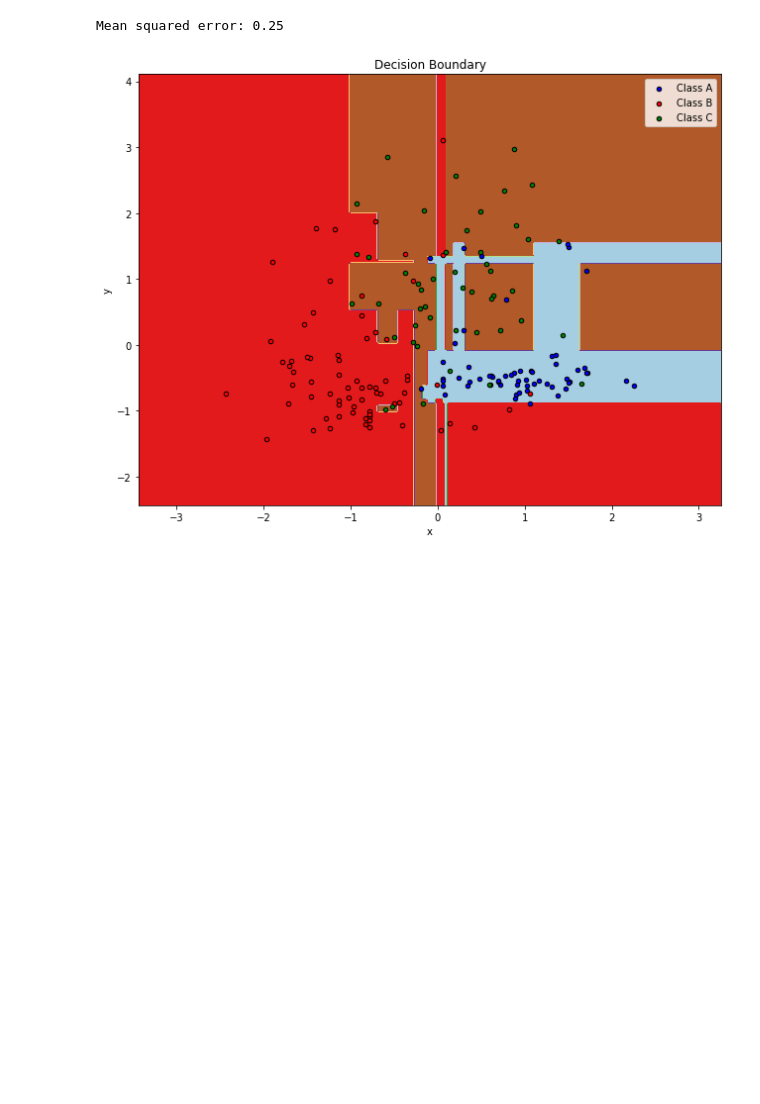
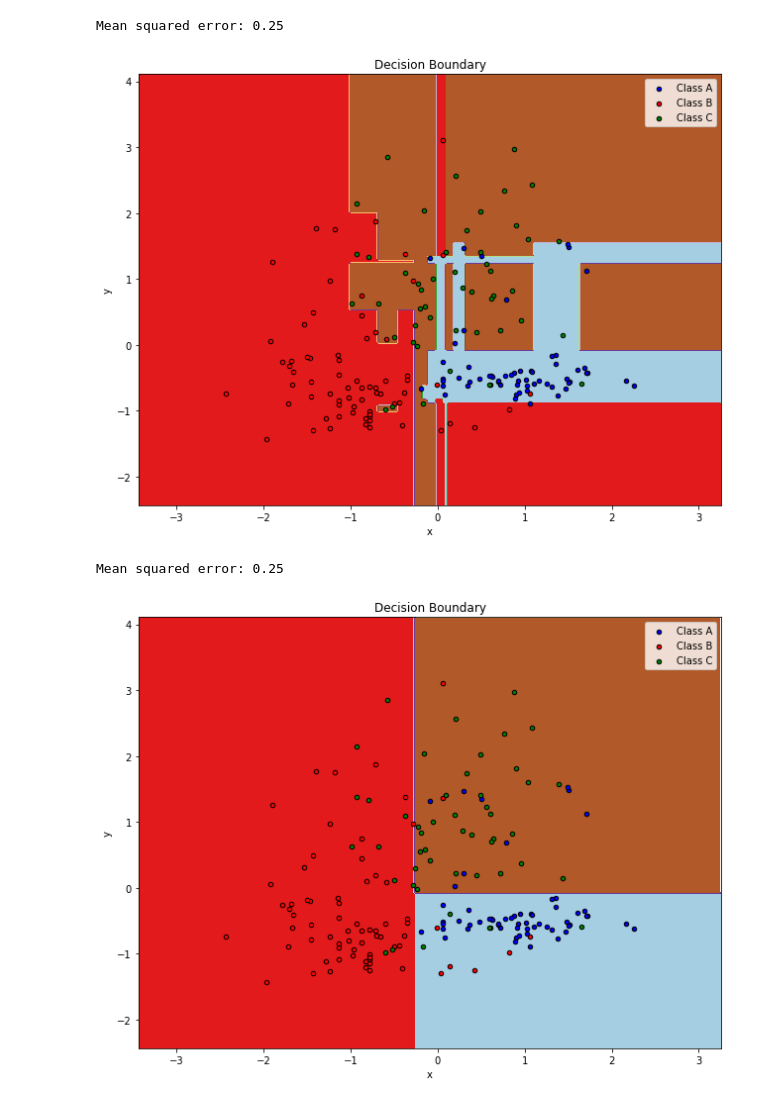
Before and after one commit to Mikel4u4u/TML, a Jupyter notebook: AdaBoostClassifier.ipynb, the cells around one changed output. Saved outputs shown, nothing was run; the diff lists cells and outputs as text; code cells hidden in the pictures; blank space fills up the shorter version.

```diff
--- a/AdaBoostClassifier.ipynb
+++ b/AdaBoostClassifier.ipynb
@@ -10,64 +10,68 @@ from sklearn.preprocessing import StandardScaler
 from sklearn.metrics import mean_squared_error
 
 wine = datasets.load_wine()
 # we create 50 separable points
 X = wine.data[:, :2]
 y = wine.target
 sc = StandardScaler()
 sc.fit(X)
 X = sc.transform(X)
 
 
 
 # Create and fit an AdaBoosted decision tree
 bdt = AdaBoostClassifier(DecisionTreeClassifier(max_depth=2),
                          algorithm="SAMME",
                          n_estimators=200)
+bdt1=DecisionTreeClassifier(max_depth=2)
 
-bdt.fit(X, y)
-y_pred = bdt.predict(X)
-print("Mean squared error: %.2f"
-          % mean_squared_error(y, y_pred))
+for clf in (bdt,bdt1):
+    clf.fit(X, y)
+    y_pred = bdt.predict(X)
+    print("Mean squared error: %.2f"
+              % mean_squared_error(y, y_pred))
 
 
-plot_colors = "brg"
-plot_step = 0.02
-class_names = "ABC"
+    plot_colors = "brg"
+    plot_step = 0.02
+    class_names = "ABC"
 
-plt.figure(figsize=(20, 7))
+    plt.figure(figsize=(20, 7))
 
-# Plot the decision boundaries
-plt.subplot(121)
-x_min, x_max = X[:, 0].min() - 1, X[:, 0].max() + 1
-y_min, y_max = X[:, 1].min() - 1, X[:, 1].max() + 1
-xx, yy = np.meshgrid(np.arange(x_min, x_max, plot_step),
-                     np.arange(y_min, y_max, plot_step))
+    # Plot the decision boundaries
+    plt.subplot(121)
+    x_min, x_max = X[:, 0].min() - 1, X[:, 0].max() + 1
+    y_min, y_max = X[:, 1].min() - 1, X[:, 1].max() + 1
+    xx, yy = np.meshgrid(np.arange(x_min, x_max, plot_step),
+                         np.arange(y_min, y_max, plot_step))
 
-Z = bdt.predict(np.c_[xx.ravel(), yy.ravel()])
-Z = Z.reshape(xx.shape)
-cs = plt.contourf(xx, yy, Z, cmap=plt.cm.Paired)
-plt.axis("tight")
+    Z = clf.predict(np.c_[xx.ravel(), yy.ravel()])
+    Z = Z.reshape(xx.shape)
+    cs = plt.contourf(xx, yy, Z, cmap=plt.cm.Paired)
+    plt.axis("tight")
 
 
-# Plot the training points
-for i, n, c in zip(range(3), class_names, plot_colors):
-    idx = np.where(y == i)
-    plt.scatter(X[idx, 0], X[idx, 1],
-                c=c, cmap=plt.cm.Paired,
-                s=20, edgecolor='k',
-                label="Class %s" % n)
-plt.xlim(x_min, x_max)
-plt.ylim(y_min, y_max)
-plt.legend(loc='upper right')
-plt.xlabel('x')
-plt.ylabel('y')
-plt.title('Decision Boundary')
+    # Plot the training points
+    for i, n, c in zip(range(3), class_names, plot_colors):
+        idx = np.where(y == i)
+        plt.scatter(X[idx, 0], X[idx, 1],
+                    c=c, cmap=plt.cm.Paired,
+                    s=20, edgecolor='k',
+                    label="Class %s" % n)
+    plt.xlim(x_min, x_max)
+    plt.ylim(y_min, y_max)
+    plt.legend(loc='upper right')
+    plt.xlabel('x')
+    plt.ylabel('y')
+    plt.title('Decision Boundary')
 
 
 
-plt.tight_layout()
-plt.subplots_adjust(wspace=0.35)
-plt.show()
+    plt.tight_layout()
+    plt.subplots_adjust(wspace=0.35)
+    plt.show()
 # %% [output]
 Mean squared error: 0.25
 [figure]
+Mean squared error: 0.25
+[figure, added]
```
